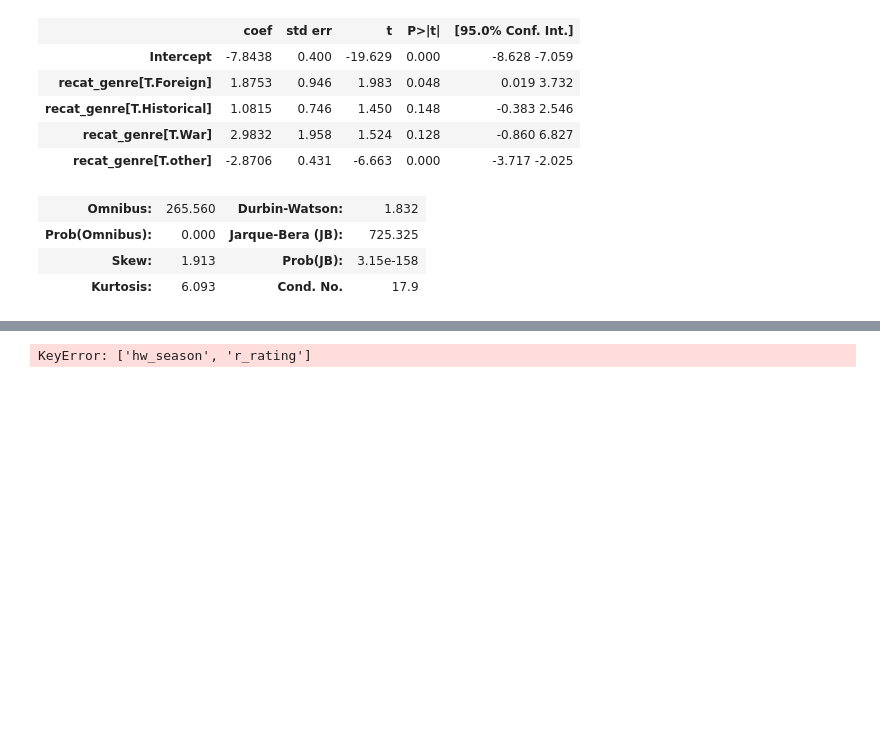
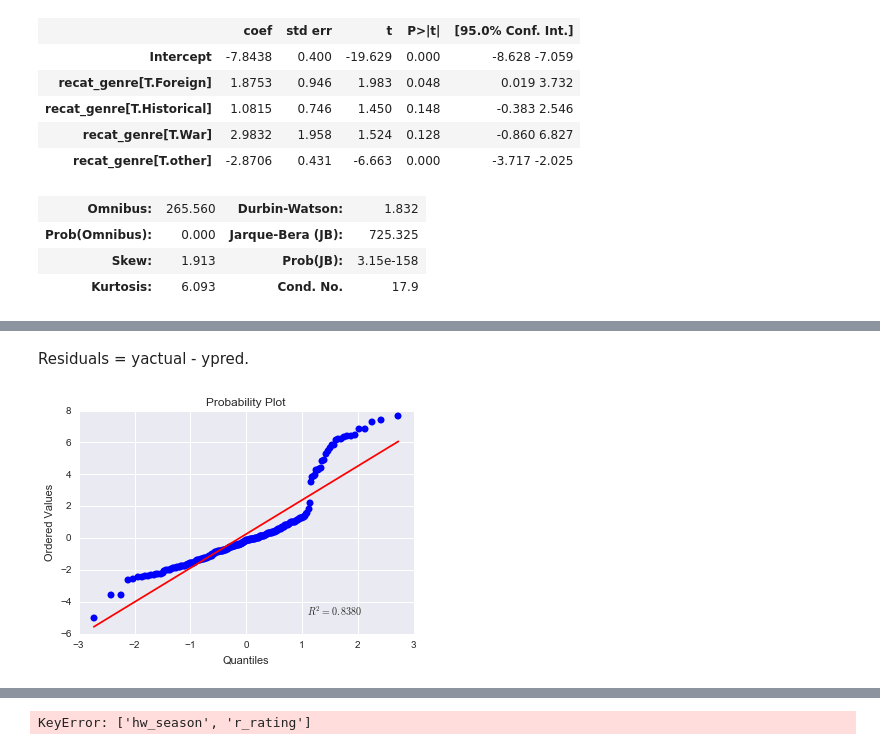
Before and after one commit to dianalam/movie-predictor, a Jupyter notebook: luther-analysis.ipynb, the cells around one changed output, grey strips where cells are left out. Saved outputs shown, nothing was run; the diff lists cells and outputs as text; code cells hidden in the pictures; blank space fills up the shorter version.

```diff
--- a/luther-analysis.ipynb
+++ b/luther-analysis.ipynb
@@ -1139,0 +1255,6 @@ train mse:  11.8687029986 vs. val mse:  14.5472072452
+# %% [markdown]
+Residuals = yactual - ypred.
+# %%
+plot_qq(o3_resid.values)
+# %% [output]
+[figure, added]
```
Also changed, not shown: parts of 32 cells of this notebook, 2 other files.
